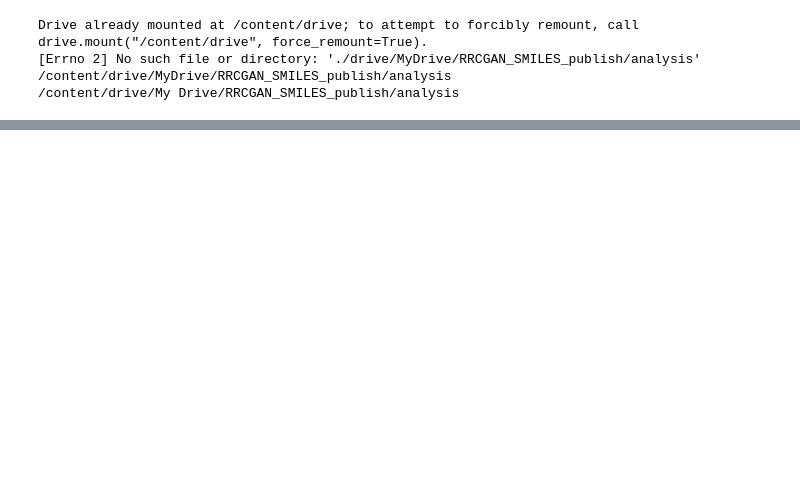
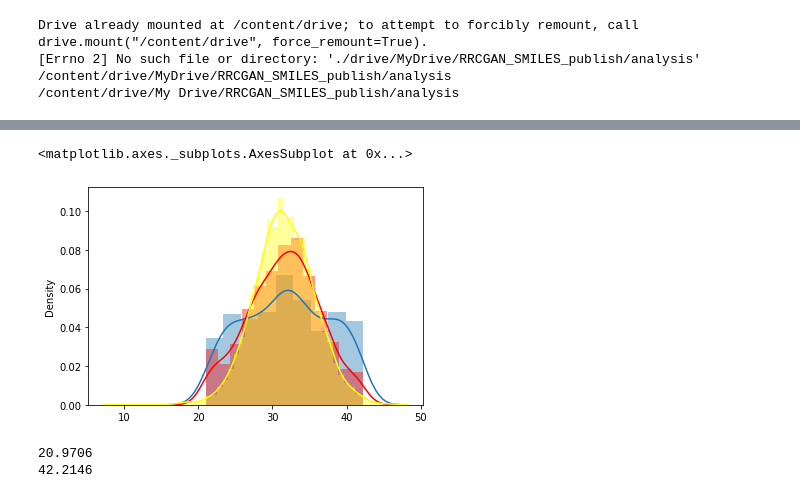
Before and after one commit to sattarik/RRCGAN_SMILES_publish, a Jupyter notebook: analysis/main_analysis_new.ipynb, the cells around one changed output, grey strips where cells are left out. Saved outputs shown, nothing was run; the diff lists cells and outputs as text; code cells hidden in the pictures; blank space fills up the shorter version.

```diff
--- a/analysis/main_analysis_new.ipynb
+++ b/analysis/main_analysis_new.ipynb
@@ -363,0 +382,13 @@ drive.mount('/content/drive')
+# %%
+sns.distplot(des_cv)
+sns.distplot(pred_cv, color='red')
+sns.distplot(y_val0, color='yellow')
+# %% [output]
+<matplotlib.axes._subplots.AxesSubplot at 0x...>
+[figure, added]
+# %%
+print (np.min(des_cv))
+print (np.max(des_cv))
+# %% [output]
+20.9706
+42.2146
```
Also changed, not shown: parts of 9 cells of this notebook, 13 other files.
